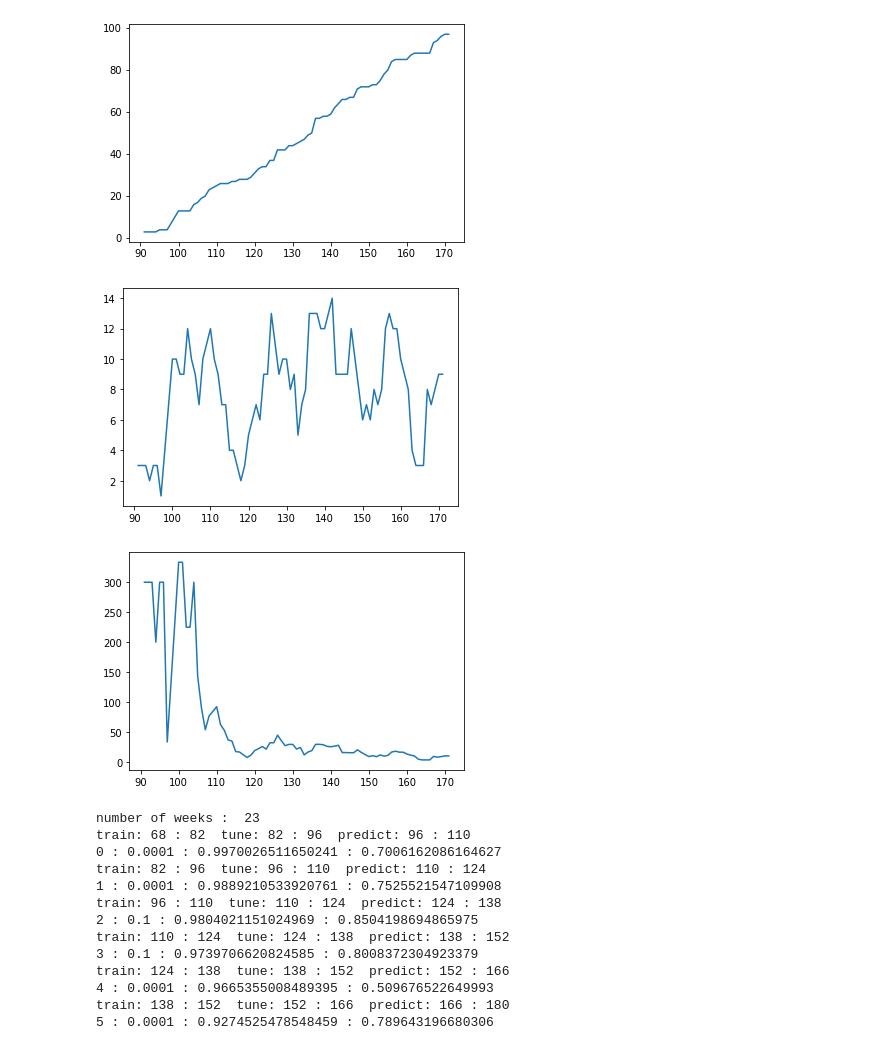
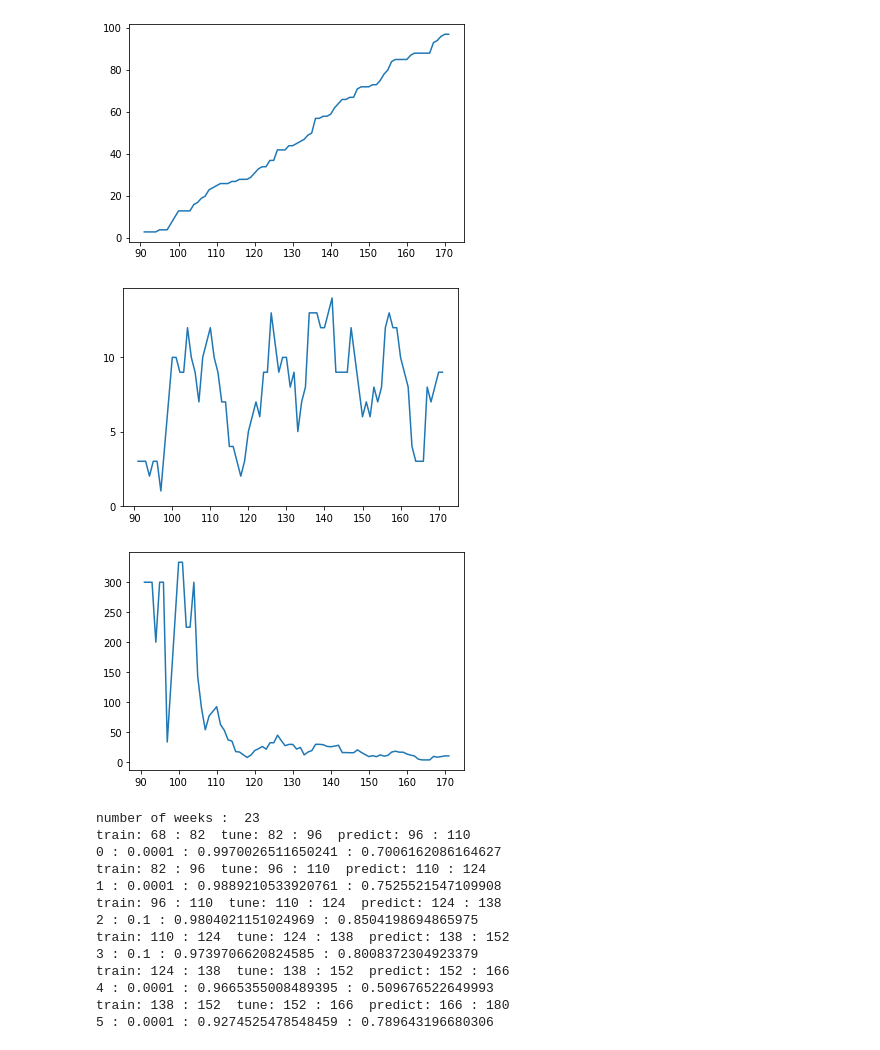
Before and after one commit to sakethsundar/covid-forecaster, a Jupyter notebook: Forecaster_v2.ipynb, the cells around one changed output. Cells and saved outputs as stored; diff of their text form; code cells hidden in the pictures.

```diff
--- a/Forecaster_v2.ipynb
+++ b/Forecaster_v2.ipynb
@@ -39,7 +39,7 @@ i =0
 
 for index, row in US_Deaths_df.iterrows():
   countyFIPS = row['FIPS']
-  if i > 7 and FIPS == stateFIPS and fipsArray[i-7] == countyFIPS :
+  if i > 7 and FIPS == countyFIPS and fipsArray[i-7] == countyFIPS :
     previous_cum_deaths = cdArray[i-7]
     weekly_deaths = row['Cumulative_Deaths'] - previous_cum_deaths
     US_Deaths_df.at[index,'Weekly_Deaths'] =  weekly_deaths
@@ -240,24 +240,26 @@ US_Deaths_Cases_df = US_Deaths_Cases_df.drop(columns=['index'])
 # %%
 import matplotlib.pyplot as plt
 %matplotlib inline
 pd.set_option('display.max_columns', None)
 US_Deaths_Cases_df
 Deaths_Cases_df = US_Deaths_Cases_df[(US_Deaths_Cases_df["FIPS"] == 4015.0) & (US_Deaths_Cases_df["Days"] > 90)]
 
 x = Deaths_Cases_df["Days"]
 y = Deaths_Cases_df["Cumulative_Deaths"]
 plt.plot(x, y)
 plt.show()
 
 y = Deaths_Cases_df["Weekly_Deaths"]
+
 plt.plot(x, y)
+plt.yticks(np.arange(0, 15, 5))
 plt.show()
 y = Deaths_Cases_df["Weekly_Deaths_Per"]
 plt.plot(x, y)
 plt.show()
 # %% [output]
 [figure]
-[figure, old version]
+[figure, new version]
 [figure]
 # %%
 from sklearn.linear_model import MultiTaskLassoCV
```
Also changed, not shown: parts of 3 cells of this notebook.
